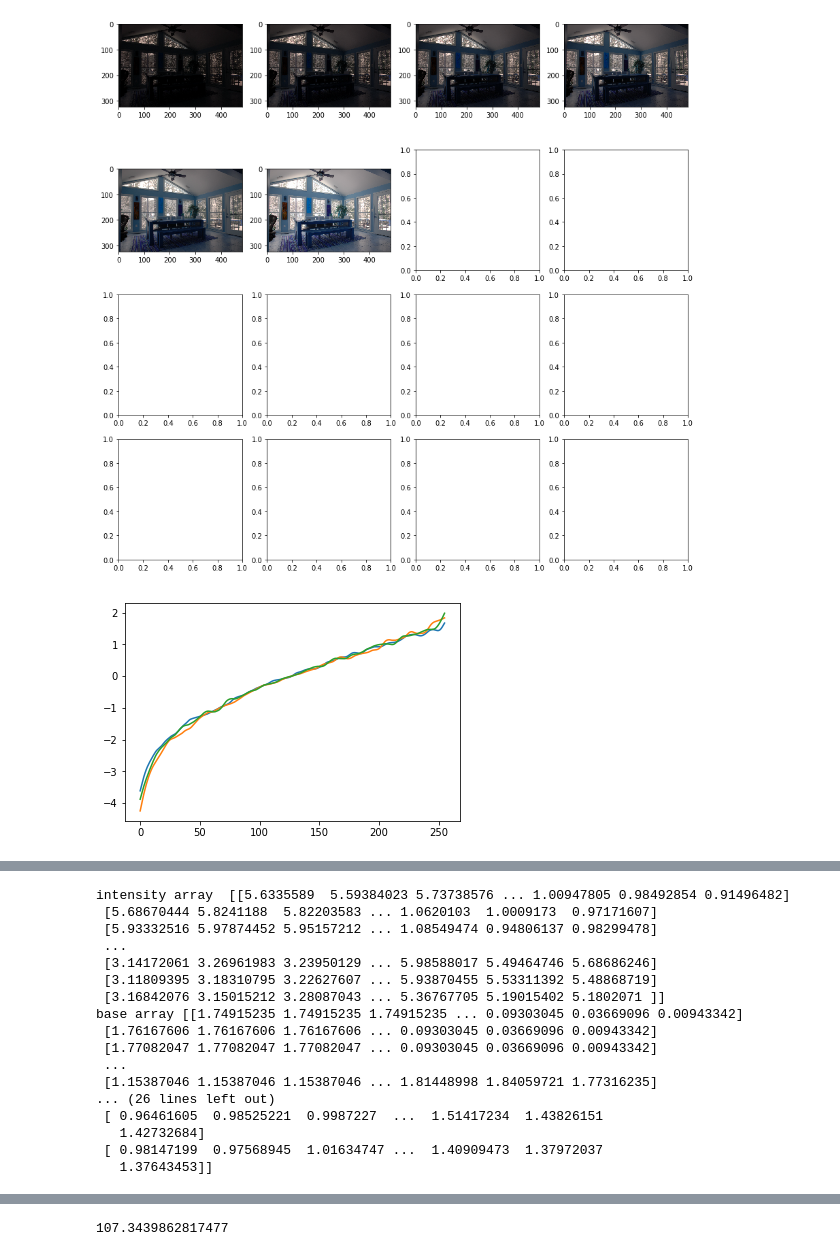
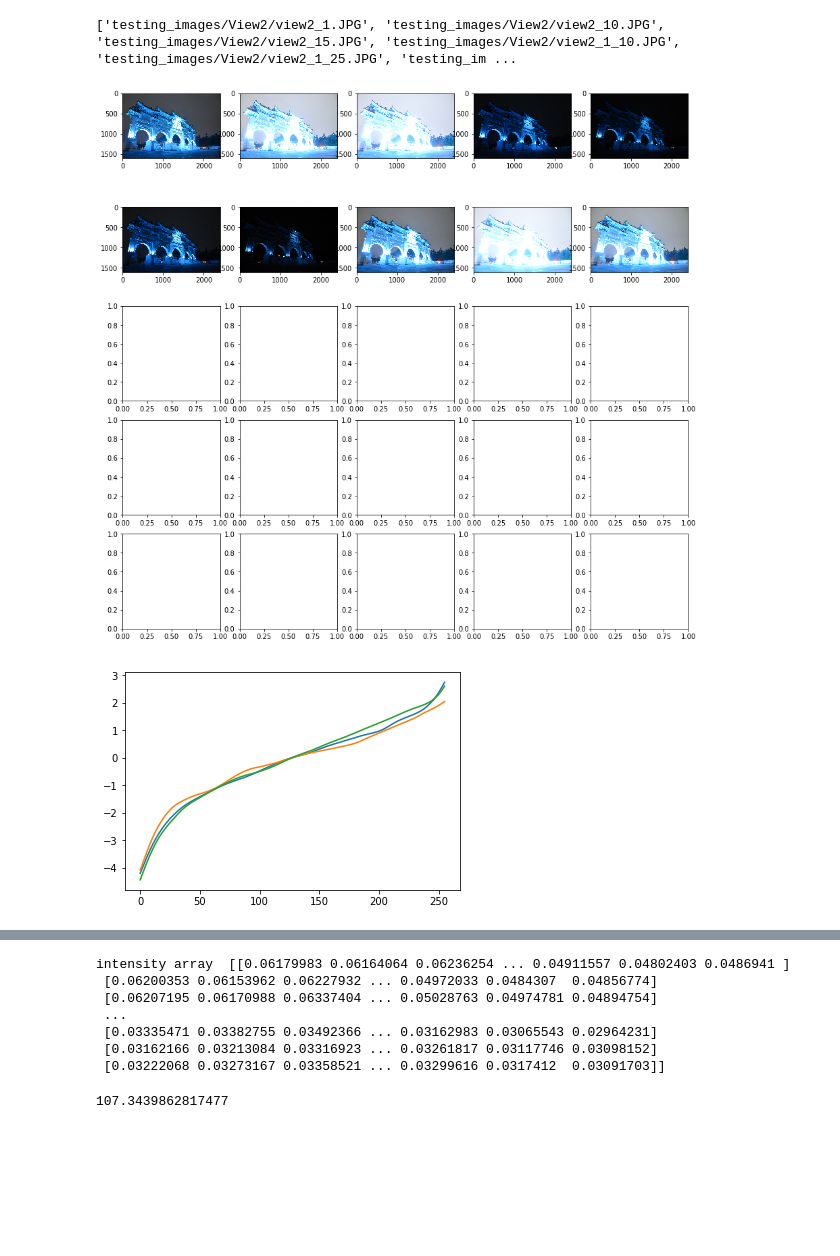
Before and after one commit to Nicetiesniceties/VFX, a Jupyter notebook: Hw1/HDR_bilateral.ipynb, the cells around one changed output, grey strips where cells are left out. Saved outputs shown, nothing was run; the diff lists cells and outputs as text; code cells hidden in the pictures; blank space fills up the shorter version.

Commit message:
testing daniel's photos

```diff
--- a/Hw1/HDR_bilateral.ipynb
+++ b/Hw1/HDR_bilateral.ipynb
@@ -13,8 +13,10 @@ def readImages(directory):
     for filename in os.listdir(directory):
         images_name.append( directory + '/' + filename)
     images_name = sorted(images_name)
+    print(images_name)
     for i in images_name:
         images.append(cv2.imread(i))
+        images[-1] = cv2.resize(images[-1], (0,0), fx=0.4, fy=0.4)
         b, g, r = cv2.split(images[-1])
         images_r.append(np.array(r))
         images_g.append(np.array(b))
@@ -41,6 +127,14 @@ def sampleZ(images_1c, MAX_intensity):
         for img_idx in range(len(images)):
             Z[intensity, img_idx] = images[img_idx][r][c]
     return Z
+# %%
+def show_images(images):
+    fig, axes = plt.subplots(5, 5, figsize=(15, 15))
+    for p in range(len(images)):
+        r = int(p / 5)
+        c = int(p % 5)
+        axes[r][c].imshow(images[p])
+    plt.show()
 # %%
 def intensity_weighting(pix_value, MAX_intensity):
     return(min(pix_value, MAX_intensity - pix_value))
@@ -72,14 +166,6 @@ def radiance_map_1c(images_1c, shutter_times, response_curve, weighting_function
                 idx = rd.randrange(len(images))
                 rad_map[i][j] = g[idx] - shutter_times[idx]
     return rad_map
-# %%
-def show_images(images):
-    fig, axes = plt.subplots(4, 4, figsize=(15, 15))
-    for p in range(len(images)):
-        r = int(p / 4)
-        c = int(p % 4)
-        axes[r][c].imshow(images[p])
-    plt.show()
 # %%
 def computeResponseCurve(intensity_samples, log_exposures, smoothing_lambda, weighting_function):
     z_min, z_max = 0, 255
@@ -205,7 +315,7 @@ def bilateral_func(input_image):
 # if RadMap hasn't been calculated, send RadMap = []
 def CreateHdrImage(images_rgb, MAX_intensity, shutter_times, WeightedIntensity, ToneMappingFunction, RadMap):
     Z_rgb, RespCurve, output = [], [], []
-    SLambda = 10
+    SLambda = 100
 
     # intensity sampling
     Z_rgb = list(map(sampleZ, images_rgb, [MAX_intensity] * 3))
@@ -213,9 +323,8 @@ def CreateHdrImage(images_rgb, MAX_intensity, shutter_times, WeightedIntensity,
     # response curve
     RespCurve = list(map(computeResponseCurve, Z_rgb, [shutter_times] * 3, [SLambda] * 3, [WeightedIntensity] * 3))
     #RespCurve = [-1 * curve for curve in RespCurve]
-    plt.plot(RespCurve[0])
-    plt.plot(RespCurve[1])
-    plt.plot(RespCurve[2])
+    for curve in RespCurve:
+        plt.plot(curve)
     plt.show()
     # Calculate Radiance Map if RadMap is an empty list
     if len(RadMap) == 0:
@@ -224,8 +333,9 @@ def CreateHdrImage(images_rgb, MAX_intensity, shutter_times, WeightedIntensity,
     # normalize and Tonemapping
     for i in range(3):
         output.append(cv2.normalize(np.exp(RadMap[i]), np.array([]), alpha=0, beta=255, norm_type=cv2.NORM_MINMAX))
-    #output = list(map(ToneMappingFunction, output))
+
     output = bilateral_func(output)
+    output = list(map(ToneMappingFunction, output))
     for i in range(3):
         output[i] = cv2.normalize(output[i], np.array([]), alpha=0, beta=255, norm_type=cv2.NORM_MINMAX)
     result_image = cv2.merge((output[1], output[2], output[0]))
@@ -244,45 +354,32 @@ def CreateHdrImage(images_rgb, MAX_intensity, shutter_times, WeightedIntensity,
 # living_room_times = np.array([1/160, 1/125, 1/80, 1/60, 1/40, 1/15], dtype = float)
 # %%
 if __name__ == "__main__":
-    images, images_rgb = readImages("testing_images/living_room_images")
+    images, images_rgb = readImages("testing_images/View2")
     show_images(images)
-    living_room_times = np.array([1/160, 1/125, 1/80, 1/60, 1/40, 1/15], dtype = float)
-
+    # living_room_times = np.array([1/160, 1/125, 1/80, 1/60, 1/40, 1/15], dtype = float)
+    view_2_times = np.array([1, 10, 15, 1 / 10, 1 / 25,
+                             1 / 5, 1 / 50, 2.5,
+                            20, 5])
+    # view_1_times = np.array([1, 10, 15, 1 / 10, 1 / 2.5, 1 / 25,
+    #                          1 / 5, 20, 5])
     #test_times = np.array([60, 80, 100, 125, 160, 200, 250, 320, 400, 500, 800, 1250, 2000, 3200], dtype = float)
     #test_times = test_times[::-1]
     #living_room_times = np.array([32, 16, 8, 4, 2, 1, 0.5, 0.25, 0.125, 0.0625, 0.03125, 0.15625, 0.0078125, 0.00390625, 0.001953125, 0.0009765265], dtype = float)
     #living_room_times = living_room_times[::-1]
-    living_room_times = np.log(living_room_times)
+    # living_room_times = np.log(living_room_times)
     result_image, RadianceMap = CreateHdrImage(
                                    images_rgb,
                                    MAX_intensity = 255,
-                                   shutter_times = living_room_times,#test_times[-10: -1],
+                                   shutter_times = np.log(view_2_times),#test_times[-10: -1],
                                    WeightedIntensity = intensity_weighting,
                                    ToneMappingFunction = gammaToneMapping,
                                    RadMap = []
                                 )
-
-    cv2.imwrite("result_images/living room test tone mapping.png", result_image)
+    cv2.imwrite("result_images/view 2 test tone mapping big.png", result_image)
 # %% [output]
+['testing_images/View2/view2_1.JPG', 'testing_images/View2/view2_10.JPG', 'testing_images/View2/view2_15.JPG', 'testing_images/View2/view2_1_10.JPG', 'testing_images/View2/view2_1_25.JPG', 'testing_im ...
-[figure, old version]
+[figure, new version]
-[figure, old version]
+[figure, new version]
 [interactive output not drawn]
 [interactive output not drawn]
 [interactive output not drawn]
-intensity array  [[5.6335589  5.59384023 5.73738576 ... 1.00947805 0.98492854 0.91496482]
- [5.68670444 5.8241188  5.82203583 ... 1.0620103  1.0009173  0.97171607]
- [5.93332516 5.97874452 5.95157212 ... 1.08549474 0.94806137 0.98299478]
- ...
- [3.14172061 3.26961983 3.23950129 ... 5.98588017 5.49464746 5.68686246]
- [3.11809395 3.18310795 3.22627607 ... 5.93870455 5.53311392 5.48868719]
- [3.16842076 3.15015212 3.28087043 ... 5.36767705 5.19015402 5.1802071 ]]
-base array [[1.74915235 1.74915235 1.74915235 ... 0.09303045 0.03669096 0.00943342]
- [1.76167606 1.76167606 1.76167606 ... 0.09303045 0.03669096 0.00943342]
- [1.77082047 1.77082047 1.77082047 ... 0.09303045 0.03669096 0.00943342]
- ...
- [1.15387046 1.15387046 1.15387046 ... 1.81448998 1.84059721 1.77316235]
-... (26 lines left out)
- [ 0.96461605  0.98525221  0.9987227  ...  1.51417234  1.43826151
-   1.42732684]
- [ 0.98147199  0.97568945  1.01634747 ...  1.40909473  1.37972037
-   1.37643453]]
@@ -290,3 +386,10 @@ base array [[1.74915235 1.74915235 1.74915235 ... 0.09303045 0.03669096 0.009433
+intensity array  [[0.06179983 0.06164064 0.06236254 ... 0.04911557 0.04802403 0.0486941 ]
+ [0.06200353 0.06153962 0.06227932 ... 0.04972033 0.0484307  0.04856774]
+ [0.06207195 0.06170988 0.06337404 ... 0.05028763 0.04974781 0.04894754]
+ ...
+ [0.03335471 0.03382755 0.03492366 ... 0.03162983 0.03065543 0.02964231]
+ [0.03162166 0.03213084 0.03316923 ... 0.03261817 0.03117746 0.03098152]
+ [0.03222068 0.03273167 0.03358521 ... 0.03299616 0.0317412  0.03091703]]
 # %%
 np.exp(np.max(RadianceMap))
 # %% [output]
```
Also changed, not shown: parts of 6 cells of this notebook, 26 other files.
